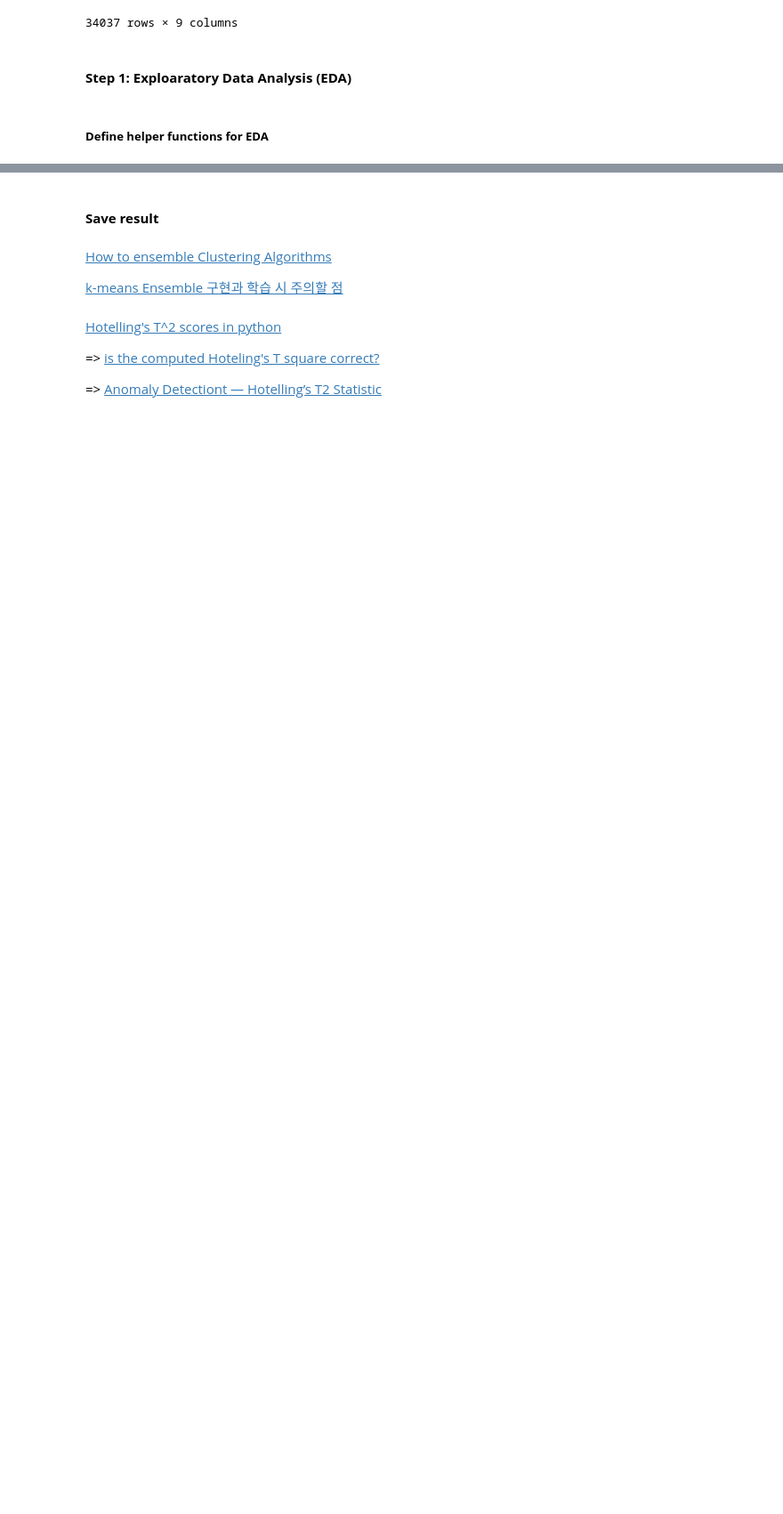
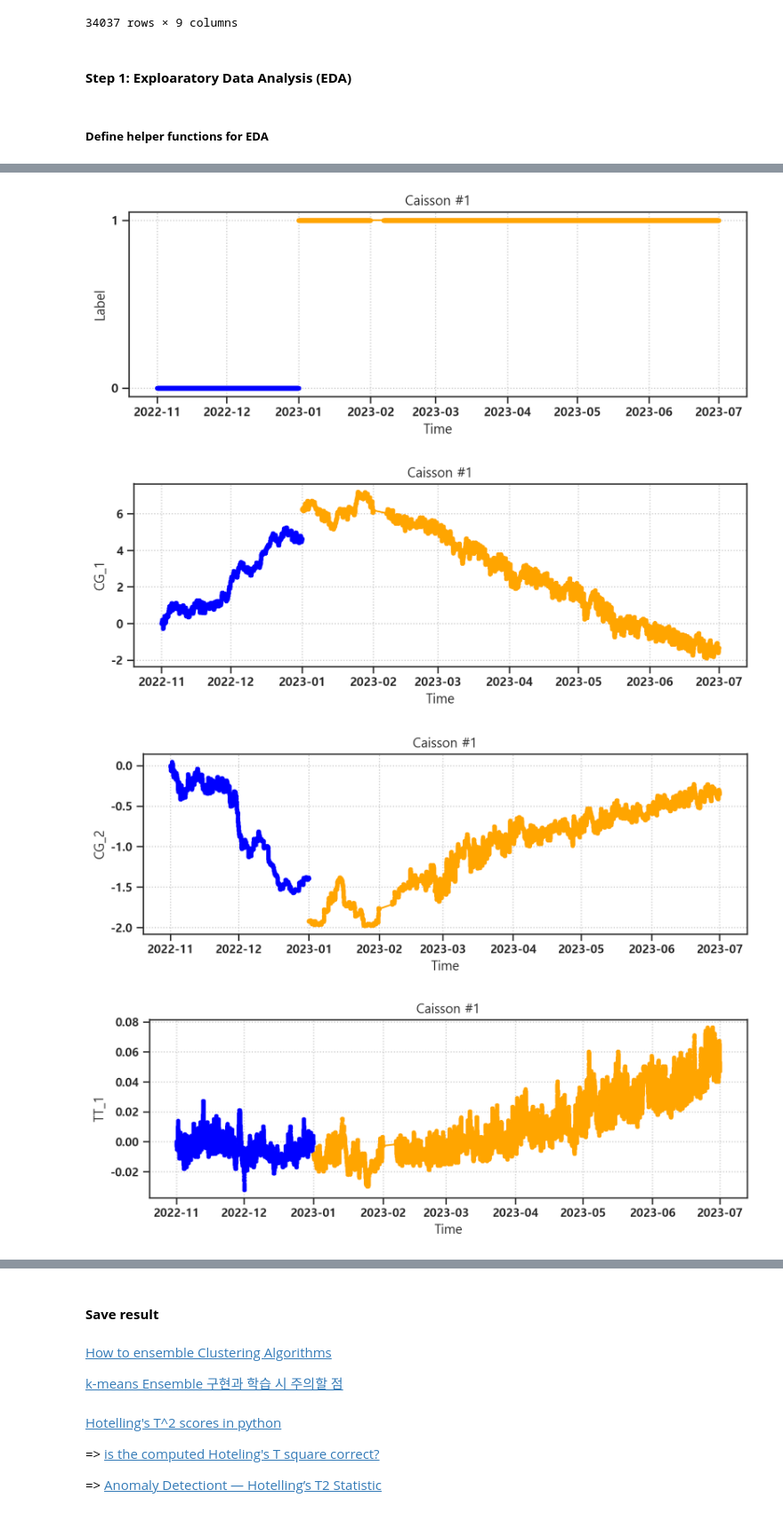
Before and after one commit to seungsab/Robust_Outlier_detection, a Jupyter notebook: 20230712_인천항_데이터_항만인프라/Step1_Expoloratory_Data_Analysis_Incheon_porTinfra.ipynb, the cells around one changed output, grey strips where cells are left out. Shown at 89% size. Cells and saved outputs as stored; diff of their text form; code cells hidden in the pictures; blank space fills up the shorter version.

```diff
--- a/20230712_인천항_데이터_항만인프라/Step1_Expoloratory_Data_Analysis_Incheon_porTinfra.ipynb
+++ b/20230712_인천항_데이터_항만인프라/Step1_Expoloratory_Data_Analysis_Incheon_porTinfra.ipynb
@@ -185,21 +184,27 @@ Sample Index of #2 shift (abrnomaly): 34037
 # %%
 # Define structure of interest
 df_interest = df1
-df_interest = df1.iloc[7783:9783, :]
+# df_interest = df1.iloc[7783:9783, :]
 # df_interest = df1.iloc[24252:26252, :]
 # df_interest = df1.iloc[28716:30716, :]
 
 # Plot label information
 plot_data_labels(df_interest)
 
 # Plot measurements over time
 show_lineplots_data(df_interest)
 
 # Plot scatterplots
 col_interest = ['Label', 'CG_1', 'CG_2']
 show_scatter_plots_data(df_interest, col_interest, df_interest = find_indices_labels(df_interest))
 
 # # Plot scatterplots
 # col_interest = ['Label', 'TT_1', 'TT_2']
+# show_scatter_plots_data(df_interest, col_interest, df_interest = find_indices_labels(df_interest))
 # col_interest = ['Label', 'CG_1', 'TT_1']
 # col_interest = ['Label', 'CG_2', 'TT_2']
+# %% [output]
+[figure, added]
+[figure, added]
+[figure, added]
+[figure, added]
```
Also changed, not shown: parts of 20 cells of this notebook, 5 other files.
